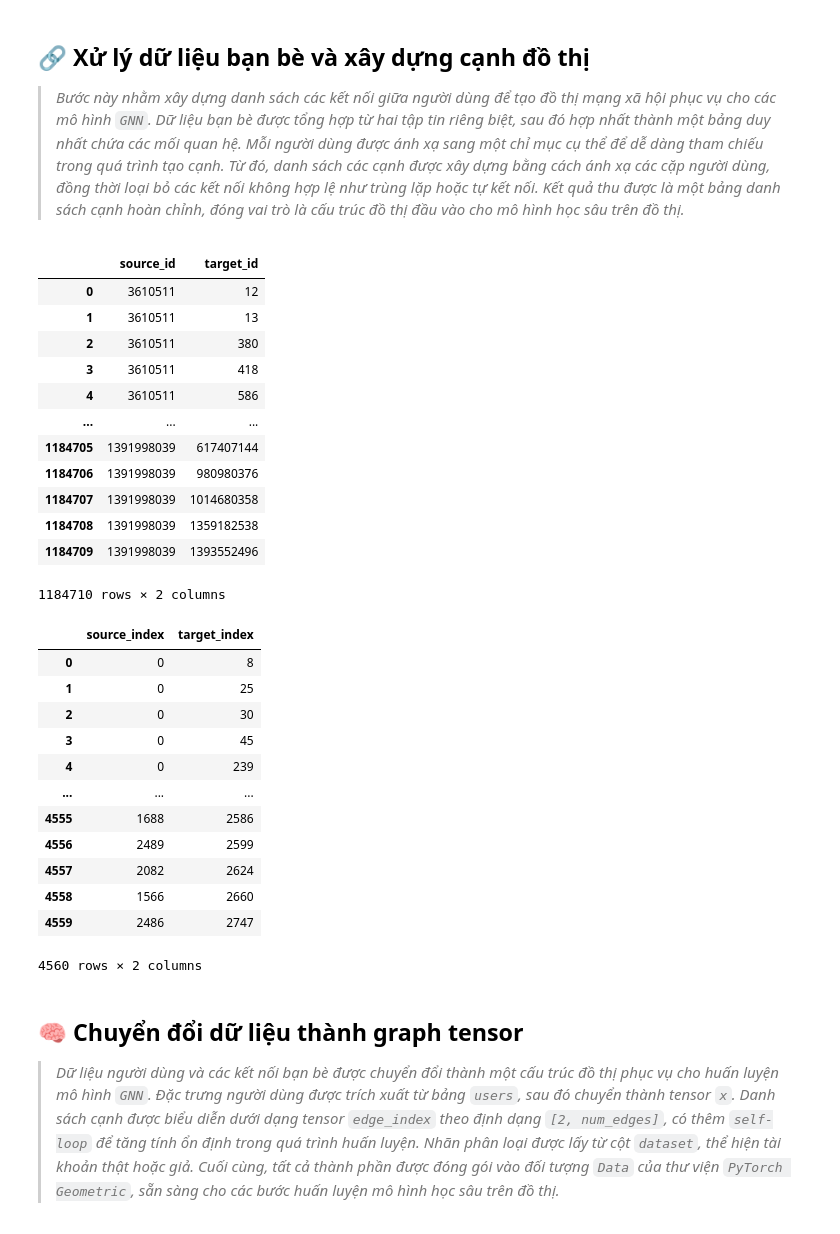
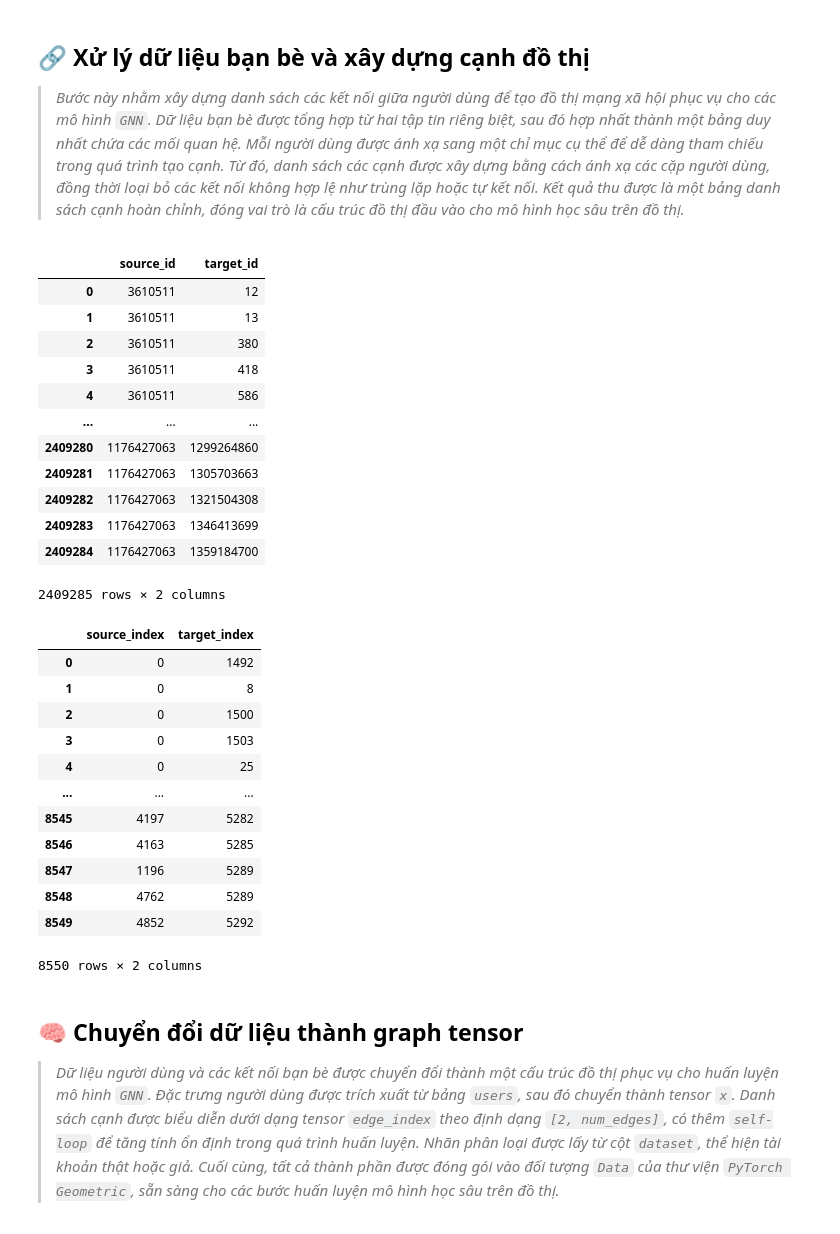
Before and after one commit to copirlo20/AccountClassification, a Jupyter notebook: GNN/GAT.ipynb, the cells around one changed output. Saved outputs shown, nothing was run; the diff lists cells and outputs as text; code cells hidden in the pictures.

```diff
--- a/GNN/GAT.ipynb
+++ b/GNN/GAT.ipynb
@@ -25,10 +25,14 @@ useful_cols = ['id', 'statuses_count', 'followers_count', 'friends_count', 'favo
 # Đọc dữ liệu người dùng từ các tập tin CSV, kết hợp chúng và chỉ giữ lại các cột hữu ích
 users = pd.concat([
     pd.read_csv("../cresci-2015/E13/users.csv"),
+    pd.read_csv("../cresci-2015/TFP/users.csv"),
     pd.read_csv("../cresci-2015/INT/users.csv"),
+    pd.read_csv("../cresci-2015/TWT/users.csv"),
+    pd.read_csv("../cresci-2015/FSF/users.csv"),
 ], ignore_index=True)[useful_cols]
 
 # Lấp đầy các giá trị thiếu và mã hóa dữ liệu người dùng
+users['dataset'] = users['dataset'].apply(lambda x: 0 if x in ['TFP', 'E13', 0] else 1)
 for col in users.columns:
     if users[col].dtype == 'object':
         users[col] = LabelEncoder().fit_transform(users[col].fillna('NaN'))
@@ -57,52 +61,55 @@ display(users)
 # Tải dữ liệu bạn bè từ các tập tin CSV và kết hợp chúng
 friends = pd.concat([
     pd.read_csv("../cresci-2015/E13/friends.csv"),
+    pd.read_csv("../cresci-2015/TFP/friends.csv"),
     pd.read_csv("../cresci-2015/INT/friends.csv"),
+    pd.read_csv("../cresci-2015/TWT/friends.csv"),
+    pd.read_csv("../cresci-2015/FSF/friends.csv"),
 ], ignore_index=True)
 display(friends)
 
 # Tạo chỉ mục cho người dùng để ánh xạ ID người dùng sang chỉ mục
 users_index = {id: index for index, id in enumerate(users.id)}
 
 # Tạo DataFrame cho các cạnh (edge) từ dữ liệu bạn bè
 edges = pd.concat([
     pd.DataFrame({
         'source_index': friends['source_id'].map(users_index),
         'target_index': friends['target_id'].map(users_index)
     }),
     pd.DataFrame({
         'source_index': friends['target_id'].map(users_index),
         'target_index': friends['source_id'].map(users_index)
     })
 ]).dropna().drop_duplicates().query("source_index != target_index").reset_index(drop=True).astype({'source_index': 'long', 'target_index': 'long'})
 display(edges)
 # %% [output]
 |  | source_id | target_id |
 | 0 | 3610511 | 12 |
 | 1 | 3610511 | 13 |
 | 2 | 3610511 | 380 |
 | 3 | 3610511 | 418 |
 | 4 | 3610511 | 586 |
 | ... | ... | ... |
-| 1184705 | 1391998039 | 617407144 |
-| 1184706 | 1391998039 | 980980376 |
-| 1184707 | 1391998039 | 1014680358 |
-| 1184708 | 1391998039 | 1359182538 |
-| 1184709 | 1391998039 | 1393552496 |
+| 2409280 | 1176427063 | 1299264860 |
+| 2409281 | 1176427063 | 1305703663 |
+| 2409282 | 1176427063 | 1321504308 |
+| 2409283 | 1176427063 | 1346413699 |
+| 2409284 | 1176427063 | 1359184700 |
-1184710 rows × 2 columns
+2409285 rows × 2 columns
 |  | source_index | target_index |
-| 0 | 0 | 8 |
-| 1 | 0 | 25 |
-| 2 | 0 | 30 |
-| 3 | 0 | 45 |
-| 4 | 0 | 239 |
+| 0 | 0 | 1492 |
+| 1 | 0 | 8 |
+| 2 | 0 | 1500 |
+| 3 | 0 | 1503 |
+| 4 | 0 | 25 |
 | ... | ... | ... |
-| 4555 | 1688 | 2586 |
-| 4556 | 2489 | 2599 |
-| 4557 | 2082 | 2624 |
-| 4558 | 1566 | 2660 |
-| 4559 | 2486 | 2747 |
+| 8545 | 4197 | 5282 |
+| 8546 | 4163 | 5285 |
+| 8547 | 1196 | 5289 |
+| 8548 | 4762 | 5289 |
+| 8549 | 4852 | 5292 |
-4560 rows × 2 columns
+8550 rows × 2 columns
 # %% [markdown]
 ## 🧠 Chuyển đổi dữ liệu thành graph tensor
 
```
Also changed, not shown: parts of 7 cells of this notebook, 23 other files.
